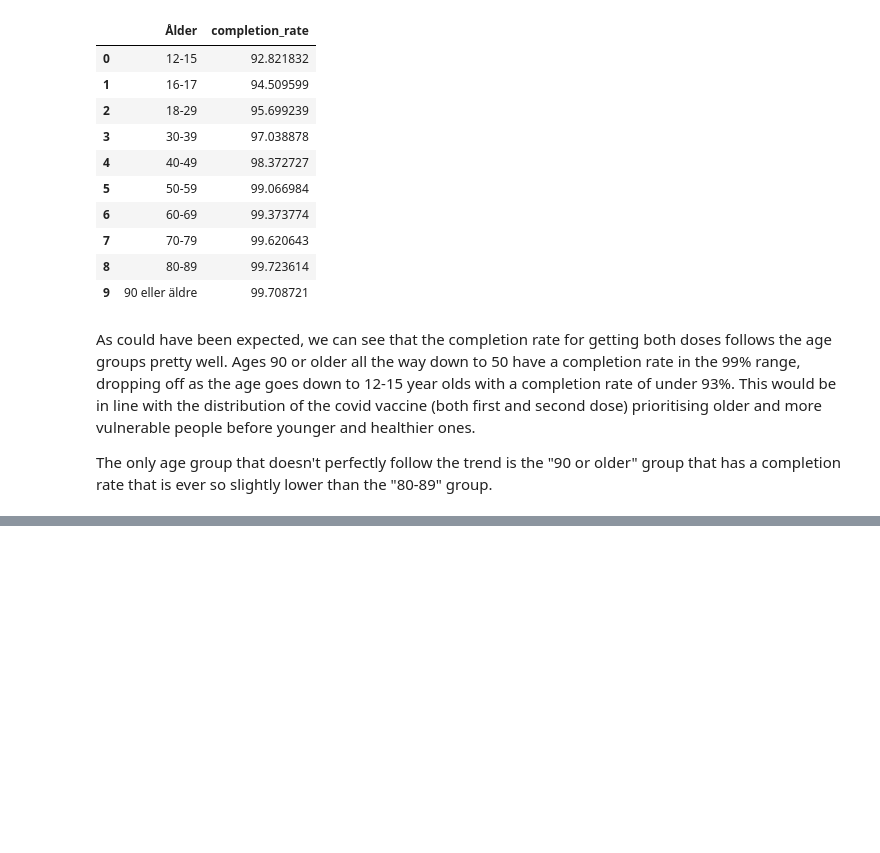
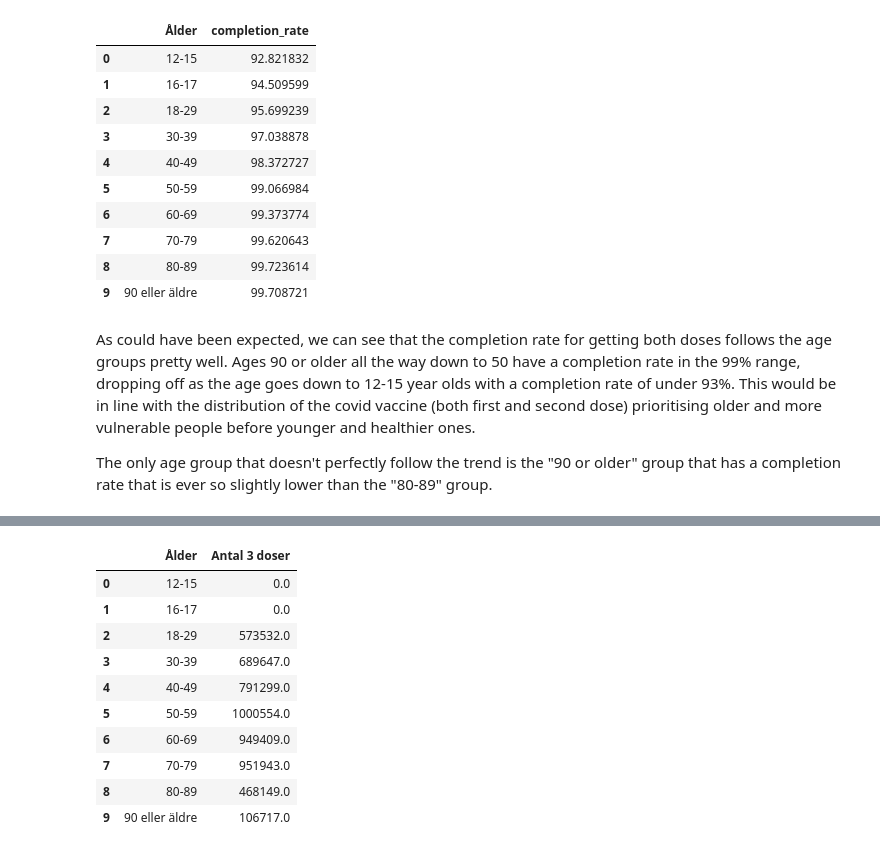
Before and after one commit to Janandersov/Databehandling-Jan-Anders-Overgard, a Jupyter notebook: Labs/Lab 1/Task 3.ipynb, the cells around one changed output, grey strips where cells are left out. Saved outputs shown, nothing was run; the diff lists cells and outputs as text; code cells hidden in the pictures; blank space fills up the shorter version.

```diff
--- a/Labs/Lab 1/Task 3.ipynb
+++ b/Labs/Lab 1/Task 3.ipynb
@@ -160,0 +197,16 @@ mean_completion_rates_bar.write_html("./Visualisations/Task_3_plotly_mean_comple
+# %%
+number_of_third_doses = vaccine_data.groupby("Ålder")["Antal 3 doser"].sum().reset_index()
+# %%
+number_of_third_doses
+# %% [output]
+|  | Ålder | Antal 3 doser |
+| 0 | 12-15 | 0.0 |
+| 1 | 16-17 | 0.0 |
+| 2 | 18-29 | 573532.0 |
+| 3 | 30-39 | 689647.0 |
+| 4 | 40-49 | 791299.0 |
+| 5 | 50-59 | 1000554.0 |
+| 6 | 60-69 | 949409.0 |
+| 7 | 70-79 | 951943.0 |
+| 8 | 80-89 | 468149.0 |
+| 9 | 90 eller äldre | 106717.0 |
```
Also changed, not shown: parts of 15 cells of this notebook, 2 other files.
